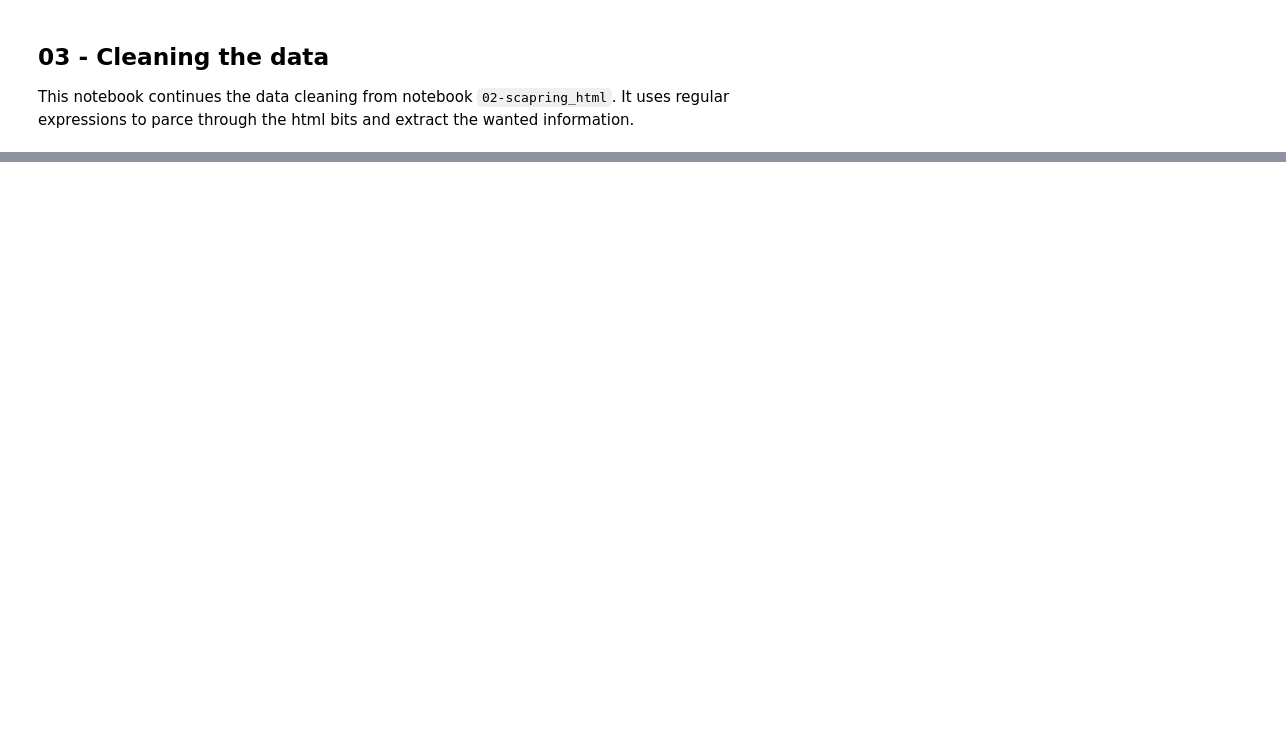
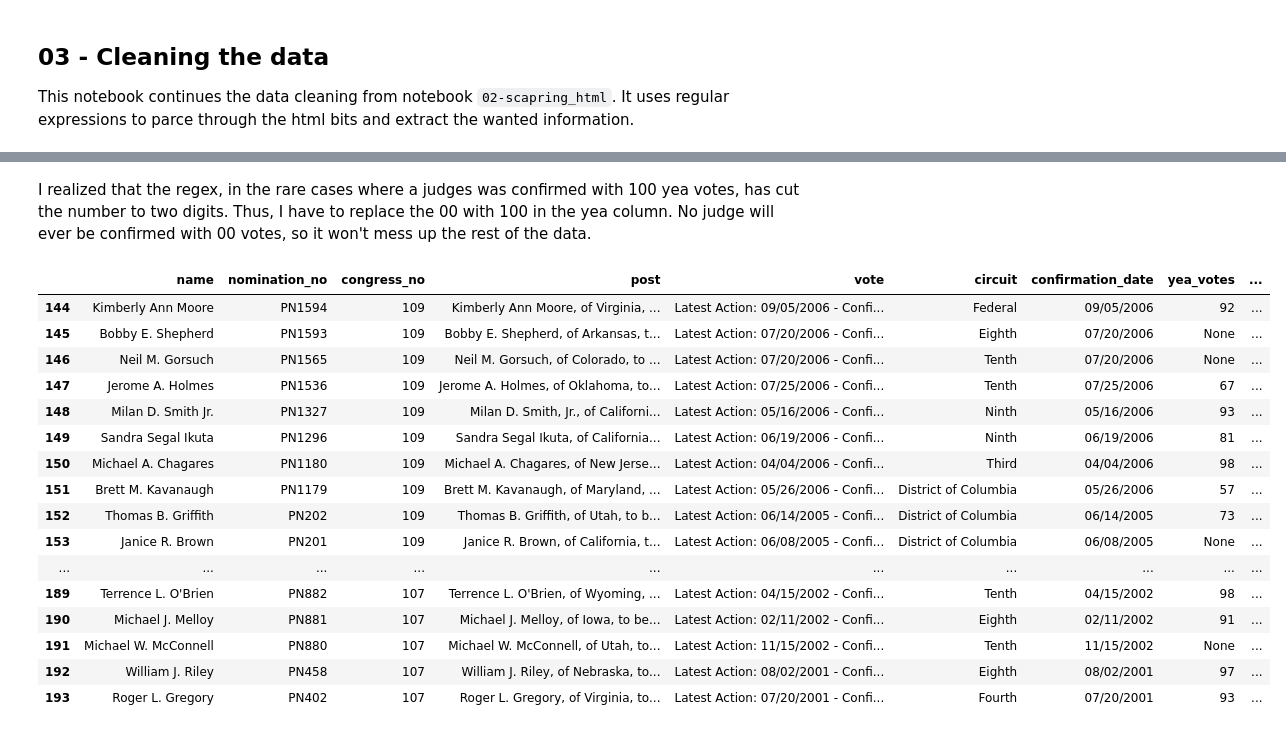
Before and after one commit to laurabejder/federal-judges-appointment, a Jupyter notebook: 03-cleaning_data.ipynb, the cells around one changed output, grey strips where cells are left out. Saved outputs shown, nothing was run; the diff lists cells and outputs as text; code cells hidden in the pictures; blank space fills up the shorter version.

```diff
--- a/03-cleaning_data.ipynb
+++ b/03-cleaning_data.ipynb
@@ -33,7 +33,7 @@ list_vote = df.vote.tolist()
 # %%
 for list in list_vote:
     try:
-        sub_regex = r"Latest Action: \d\d\W\d\d\W\d{4}.*(\d\d) - (\d*).*: (\d+)[.].*"
+        sub_regex = r"Latest Action: \d\d\W\d\d\W\d{4}.*(\d\d+) - (\d*).*: (\d+)[.].*"
         df.vote.str.split(sub_regex,expand=True)
     except:
         pass
@@ -46,3 +58,25 @@ df["record_vote_number"]= votes[3]
+# %% [markdown]
+I realized that the regex, in the rare cases where a judges was confirmed with 100 yea votes, has cut the number to two digits. Thus, I have to replace the 00 with 100 in the yea column. No judge will ever be confirmed with 00 votes, so it won't mess up the rest of the data.
+# %%
+df.loc[ df['yea_votes'] == "00", 'yea_votes'] = "100"
+# %% [output]
+|  | name | nomination_no | congress_no | post | vote | circuit | confirmation_date | yea_votes | ... |
+| 144 | Kimberly Ann Moore | PN1594 | 109 | Kimberly Ann Moore, of Virginia, ... | Latest Action: 09/05/2006 - Confi... | Federal | 09/05/2006 | 92 | ... |
+| 145 | Bobby E. Shepherd | PN1593 | 109 | Bobby E. Shepherd, of Arkansas, t... | Latest Action: 07/20/2006 - Confi... | Eighth | 07/20/2006 | None | ... |
+| 146 | Neil M. Gorsuch | PN1565 | 109 | Neil M. Gorsuch, of Colorado, to ... | Latest Action: 07/20/2006 - Confi... | Tenth | 07/20/2006 | None | ... |
+| 147 | Jerome A. Holmes | PN1536 | 109 | Jerome A. Holmes, of Oklahoma, to... | Latest Action: 07/25/2006 - Confi... | Tenth | 07/25/2006 | 67 | ... |
+| 148 | Milan D. Smith Jr. | PN1327 | 109 | Milan D. Smith, Jr., of Californi... | Latest Action: 05/16/2006 - Confi... | Ninth | 05/16/2006 | 93 | ... |
+| 149 | Sandra Segal Ikuta | PN1296 | 109 | Sandra Segal Ikuta, of California... | Latest Action: 06/19/2006 - Confi... | Ninth | 06/19/2006 | 81 | ... |
+| 150 | Michael A. Chagares | PN1180 | 109 | Michael A. Chagares, of New Jerse... | Latest Action: 04/04/2006 - Confi... | Third | 04/04/2006 | 98 | ... |
+| 151 | Brett M. Kavanaugh | PN1179 | 109 | Brett M. Kavanaugh, of Maryland, ... | Latest Action: 05/26/2006 - Confi... | District of Columbia | 05/26/2006 | 57 | ... |
+| 152 | Thomas B. Griffith | PN202 | 109 | Thomas B. Griffith, of Utah, to b... | Latest Action: 06/14/2005 - Confi... | District of Columbia | 06/14/2005 | 73 | ... |
+| 153 | Janice R. Brown | PN201 | 109 | Janice R. Brown, of California, t... | Latest Action: 06/08/2005 - Confi... | District of Columbia | 06/08/2005 | None | ... |
+| ... | ... | ... | ... | ... | ... | ... | ... | ... | ... |
+| 189 | Terrence L. O'Brien | PN882 | 107 | Terrence L. O'Brien, of Wyoming, ... | Latest Action: 04/15/2002 - Confi... | Tenth | 04/15/2002 | 98 | ... |
+| 190 | Michael J. Melloy | PN881 | 107 | Michael J. Melloy, of Iowa, to be... | Latest Action: 02/11/2002 - Confi... | Eighth | 02/11/2002 | 91 | ... |
+| 191 | Michael W. McConnell | PN880 | 107 | Michael W. McConnell, of Utah, to... | Latest Action: 11/15/2002 - Confi... | Tenth | 11/15/2002 | None | ... |
+| 192 | William J. Riley | PN458 | 107 | William J. Riley, of Nebraska, to... | Latest Action: 08/02/2001 - Confi... | Eighth | 08/02/2001 | 97 | ... |
+| 193 | Roger L. Gregory | PN402 | 107 | Roger L. Gregory, of Virginia, to... | Latest Action: 07/20/2001 - Confi... | Fourth | 07/20/2001 | 93 | ... |
 # %%
 data = df.drop(['post', 'vote'], axis=1)
 
```
Also changed, not shown: parts of 2 cells of this notebook, 11 other files.
